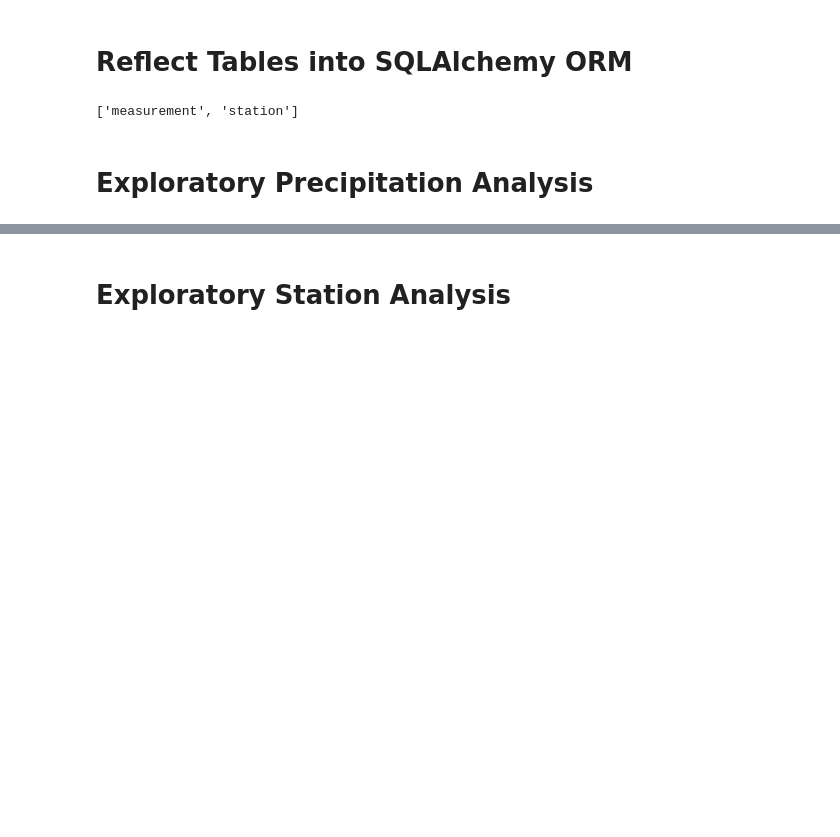
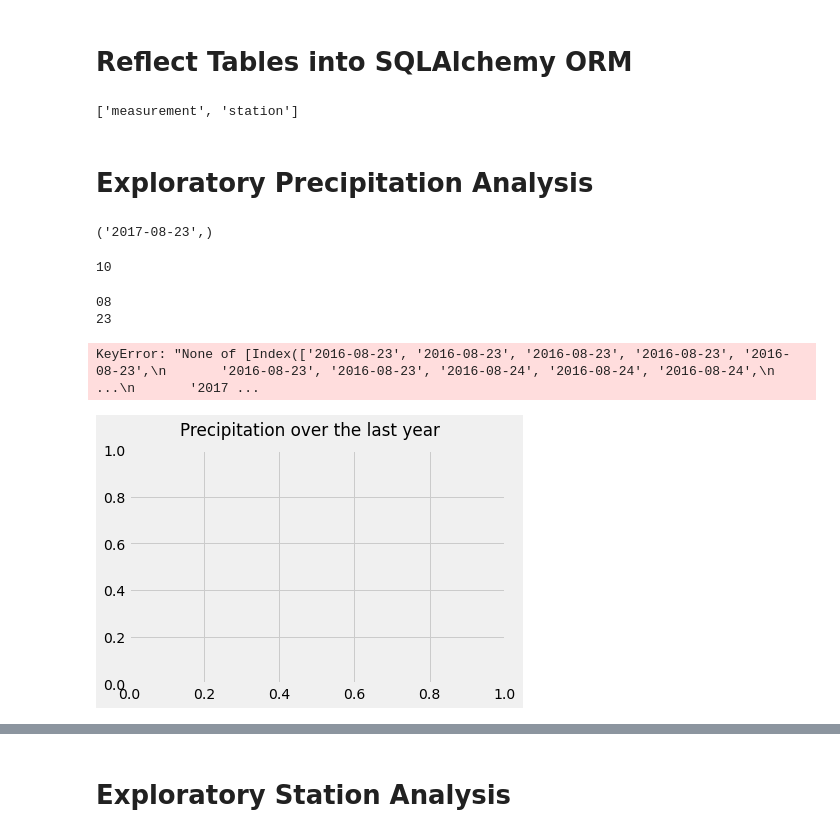
Before and after one commit to DerekLarson77/Sqlalchemy-Climate-Analysis, a Jupyter notebook: Climate_Analysis_and_Exploration.ipynb, the cells around one changed output, grey strips where cells are left out. Drawn from its saved outputs; the diff is of its cells as text; code cells hidden in the pictures; blank space fills up the shorter version.

Commit message:
precipitation and station analysis mostly done

```diff
--- a/Climate_Analysis_and_Exploration.ipynb
+++ b/Climate_Analysis_and_Exploration.ipynb
@@ -41,22 +41,75 @@ session = Session(engine)
 # Exploratory Precipitation Analysis
 # %%
 # Find the most recent date in the data set.
+recent_date = session.query(Measurement.date).order_by(Measurement.date.desc()).first()
+print(recent_date)
+len(recent_date[0])
+# %% [output]
+('2017-08-23',)
+10
+# %%
+month_int = ""
+day_int = ""
+
+for index, letter in enumerate(recent_date[0]):
+    if index == 5 or index == 6:
+        month_int = month_int + letter
+
+    if index == 8 or index == 9:
+        day_int = day_int + letter
+
+print(month_int)
+print(day_int)
+# %% [output]
+08
+23
 # %%
 # Design a query to retrieve the last 12 months of precipitation data and plot the results.
 # Starting from the most recent data point in the database.
 
 # Calculate the date one year from the last date in data set.
+date_format = dt.date(int(recent_date[0][0:4]), int(month_int), int(day_int))
+prev_year_date = date_format - dt.timedelta(366)
+
+# Perform a query to retrieve the data and precipitation scores
+sel = [Measurement.date, Measurement.prcp]
+
+last_year = session.query(*sel).filter(Measurement.date > prev_year_date).\
+order_by(Measurement.date.desc()).all()
+
+# Save the query results as a Pandas DataFrame and set the index to the date column
+year_prcp_df = pd.DataFrame(last_year)
+year_prcp_df = year_prcp_df.set_index('date')
+
+# Sort the dataframe by date
+year_prcp_df = year_prcp_df.sort_index(ascending=True)
 
 
-# Perform a query to retrieve the data and precipitation scores
-
-
-# Save the query results as a Pandas DataFrame and set the index to the date column
-
-
-# Sort the dataframe by date
-
+# An emptry string and then a for loop to append only every 7th date (day) to our list.
+# This will be used for our tick label.
+new_ticks = []
+for i, date in enumerate(x_axis):
+    if i%7 == 0:
+        new_ticks.append(date)
+    else:
+        new_ticks.append('')
 
 # Use Pandas Plotting with Matplotlib to plot the data
+x_axis = year_prcp_df.index
+y_axis = year_prcp_df["prcp"]
+
+fig, ax = plt.subplots()
+fig.suptitle("Precipitation over the last year")
+year_prcp_df.plot(kind='scatter', x=x_axis, y=y_axis, ax=ax)
+
+ax.set_xticklabels(new_ticks, rotation=90)
+ax.set_xlabel("Date")
+ax.set_ylabel("Precipitation")
+
+plt.tight_layout()
+plt.show()
+# %% [output]
+KeyError: "None of [Index(['2016-08-23', '2016-08-23', '2016-08-23', '2016-08-23', '2016-08-23',\n       '2016-08-23', '2016-08-23', '2016-08-24', '2016-08-24', '2016-08-24',\n       ...\n       '2017 ...
+[figure, added]
 # %%
 # Use Pandas to calcualte the summary statistics for the precipitation data
```
Also changed, not shown: parts of 5 cells of this notebook.
